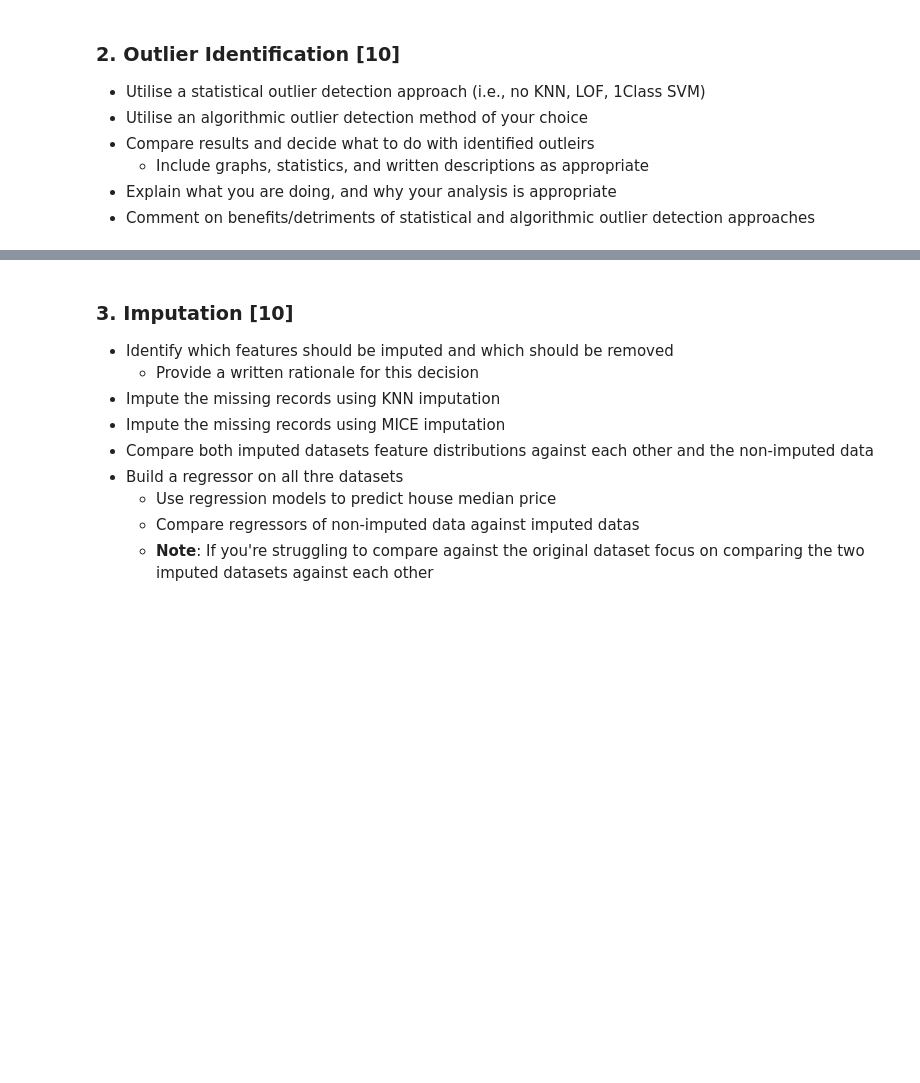
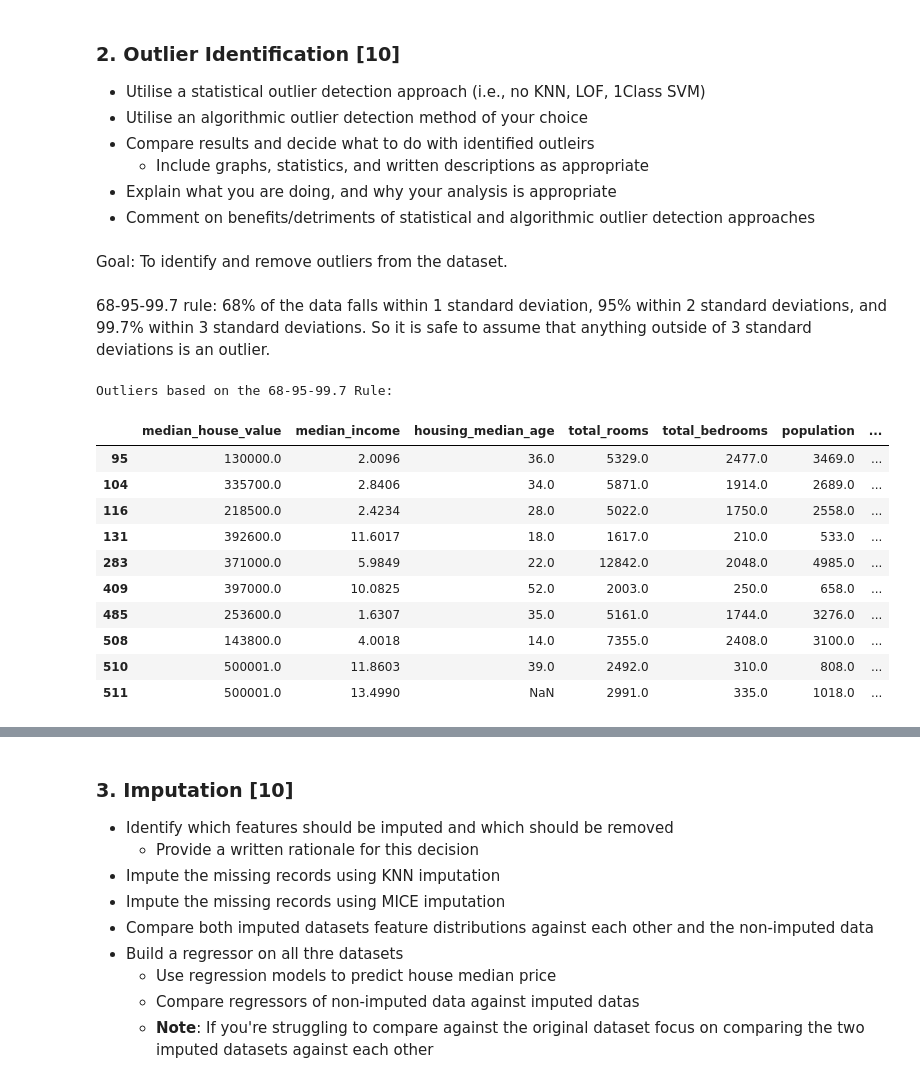
Before and after one commit to Shreyas8612/Predictive_Analytics, a Jupyter notebook: Coursework/CSC3831_Final_Assessment.ipynb, the cells around one changed output, grey strips where cells are left out. Cells and saved outputs as stored; diff of their text form; code cells hidden in the pictures; blank space fills up the shorter version.

```diff
--- a/Coursework/CSC3831_Final_Assessment.ipynb
+++ b/Coursework/CSC3831_Final_Assessment.ipynb
@@ -136,3 +157,34 @@ print(houses_corrupted_MAD)
   - Include graphs, statistics, and written descriptions as appropriate
 - Explain what you are doing, and why your analysis is appropriate
 - Comment on benefits/detriments of statistical and algorithmic outlier detection approaches
+# %% [markdown]
+Goal: To identify and remove outliers from the dataset.
+# %% [markdown]
+68-95-99.7 rule: 68% of the data falls within 1 standard deviation, 95% within 2 standard deviations, and 99.7% within 3 standard deviations. So it is safe to assume that anything outside of 3 standard deviations is an outlier.
+# %%
+# Calculate the mean and standard deviation for each column
+mean_values = houses_corrupted.mean()
+std_dev_values = houses_corrupted.std()
+
+# Define the outlier boundaries
+lower_bound = mean_values - (3 * std_dev_values)
+upper_bound = mean_values + (3 * std_dev_values)
+
+# Flag outliers based on the 68-95-99.7 Rule
+outliers = ((houses_corrupted < lower_bound) | (houses_corrupted > upper_bound))
+outliers_only = houses_corrupted[outliers.any(axis=1)]
+print("Outliers based on the 68-95-99.7 Rule:")
+outliers_only.head(10)
+# %% [output]
+Outliers based on the 68-95-99.7 Rule:
+|  | median_house_value | median_income | housing_median_age | total_rooms | total_bedrooms | population | ... |
+| 95 | 130000.0 | 2.0096 | 36.0 | 5329.0 | 2477.0 | 3469.0 | ... |
+| 104 | 335700.0 | 2.8406 | 34.0 | 5871.0 | 1914.0 | 2689.0 | ... |
+| 116 | 218500.0 | 2.4234 | 28.0 | 5022.0 | 1750.0 | 2558.0 | ... |
+| 131 | 392600.0 | 11.6017 | 18.0 | 1617.0 | 210.0 | 533.0 | ... |
+| 283 | 371000.0 | 5.9849 | 22.0 | 12842.0 | 2048.0 | 4985.0 | ... |
+| 409 | 397000.0 | 10.0825 | 52.0 | 2003.0 | 250.0 | 658.0 | ... |
+| 485 | 253600.0 | 1.6307 | 35.0 | 5161.0 | 1744.0 | 3276.0 | ... |
+| 508 | 143800.0 | 4.0018 | 14.0 | 7355.0 | 2408.0 | 3100.0 | ... |
+| 510 | 500001.0 | 11.8603 | 39.0 | 2492.0 | 310.0 | 808.0 | ... |
+| 511 | 500001.0 | 13.4990 | NaN | 2991.0 | 335.0 | 1018.0 | ... |
```
Also changed, not shown: parts of 9 cells of this notebook.
